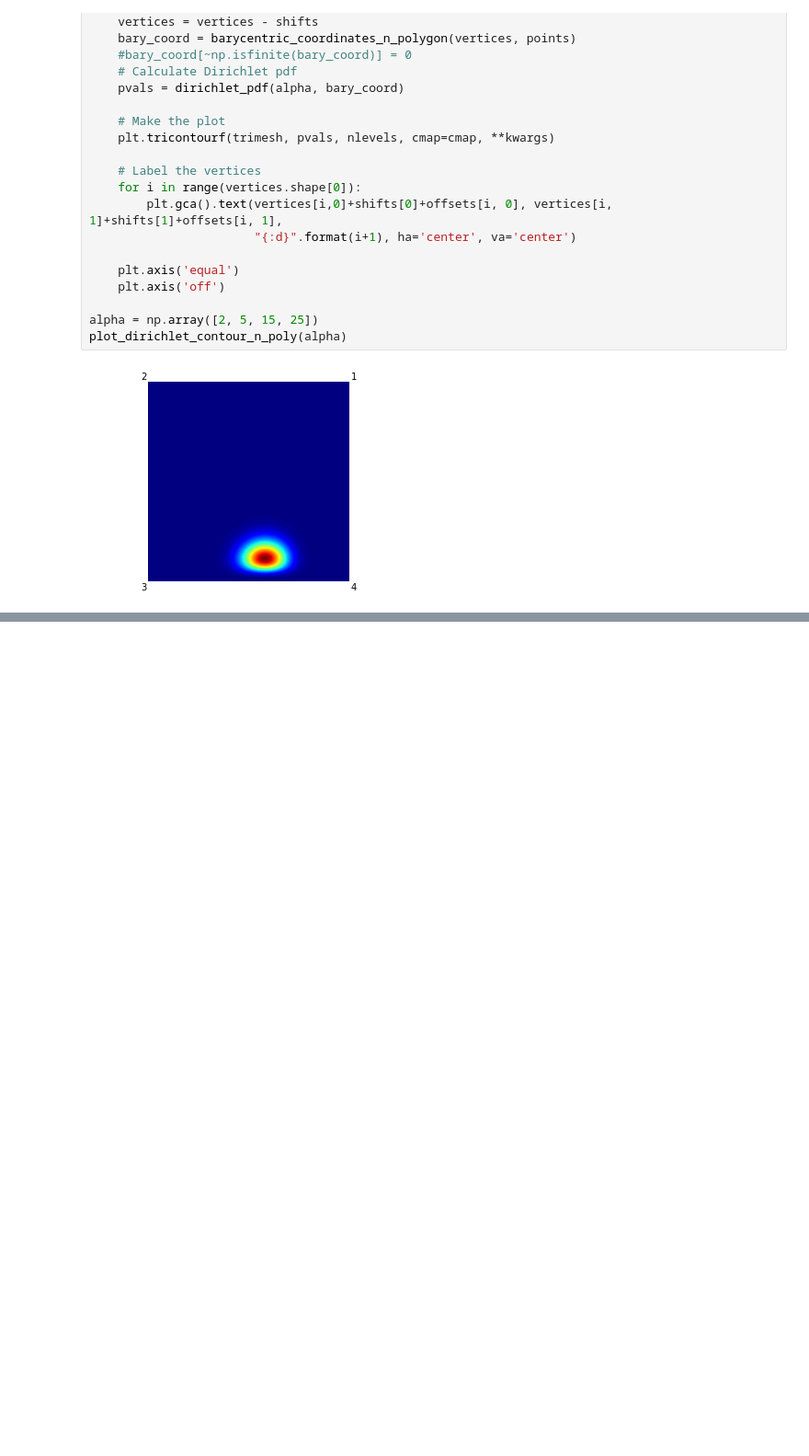
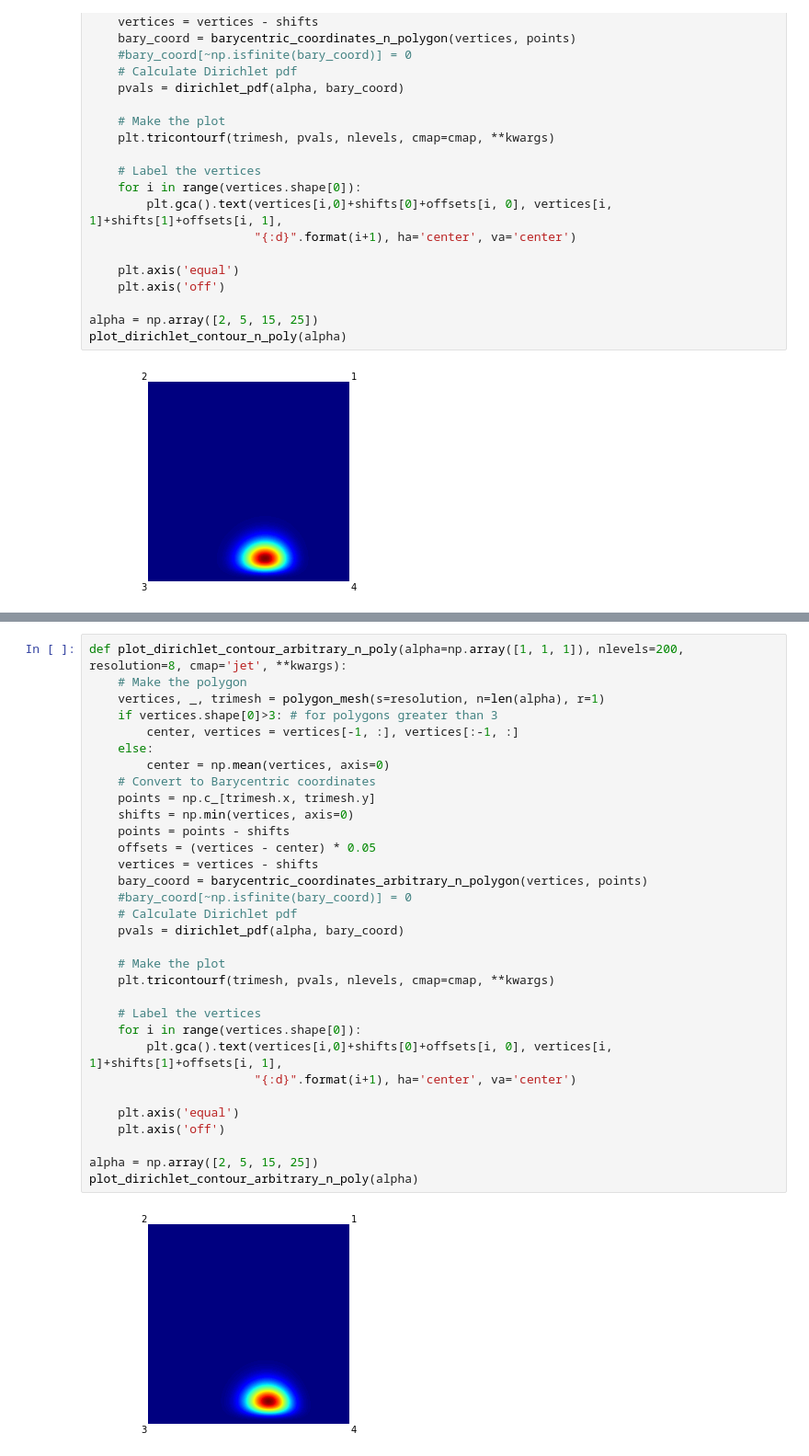
Before and after one commit to sapphire008/Python, a Jupyter notebook: Plots/Visualizing Dirichlet.ipynb, the cells around one changed output, grey strips where cells are left out. Shown: that part at 92% size. Drawn from its saved outputs; the diff is of its cells as text; blank space fills up the shorter version.

```diff
--- a/Plots/Visualizing Dirichlet.ipynb
+++ b/Plots/Visualizing Dirichlet.ipynb
@@ -255,0 +398,34 @@ plot_dirichlet_contour_n_poly(alpha)
+# %%
+def plot_dirichlet_contour_arbitrary_n_poly(alpha=np.array([1, 1, 1]), nlevels=200, resolution=8, cmap='jet', **kwargs):
+    # Make the polygon
+    vertices, _, trimesh = polygon_mesh(s=resolution, n=len(alpha), r=1)
+    if vertices.shape[0]>3: # for polygons greater than 3
+        center, vertices = vertices[-1, :], vertices[:-1, :]
+    else:
+        center = np.mean(vertices, axis=0)
+    # Convert to Barycentric coordinates
+    points = np.c_[trimesh.x, trimesh.y]
+    shifts = np.min(vertices, axis=0)
+    points = points - shifts
+    offsets = (vertices - center) * 0.05
+    vertices = vertices - shifts
+    bary_coord = barycentric_coordinates_arbitrary_n_polygon(vertices, points)
+    #bary_coord[~np.isfinite(bary_coord)] = 0
+    # Calculate Dirichlet pdf
+    pvals = dirichlet_pdf(alpha, bary_coord)
+
+    # Make the plot
+    plt.tricontourf(trimesh, pvals, nlevels, cmap=cmap, **kwargs)
+
+    # Label the vertices
+    for i in range(vertices.shape[0]):
+        plt.gca().text(vertices[i,0]+shifts[0]+offsets[i, 0], vertices[i, 1]+shifts[1]+offsets[i, 1],
+                       "{:d}".format(i+1), ha='center', va='center')
+
+    plt.axis('equal')
+    plt.axis('off')
+
+alpha = np.array([2, 5, 15, 25])
+plot_dirichlet_contour_arbitrary_n_poly(alpha)
+# %% [output]
+[figure, added]
```
Also changed, not shown: parts of 8 cells of this notebook.
